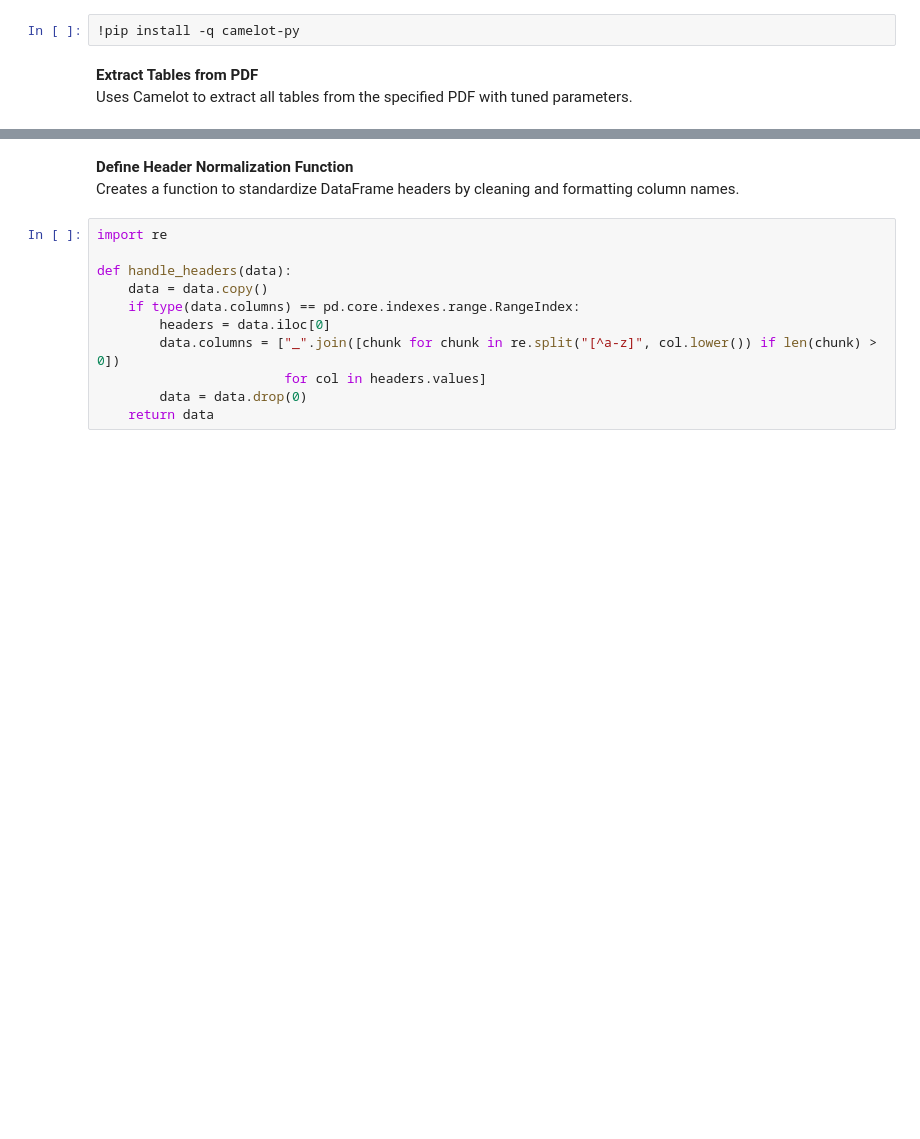
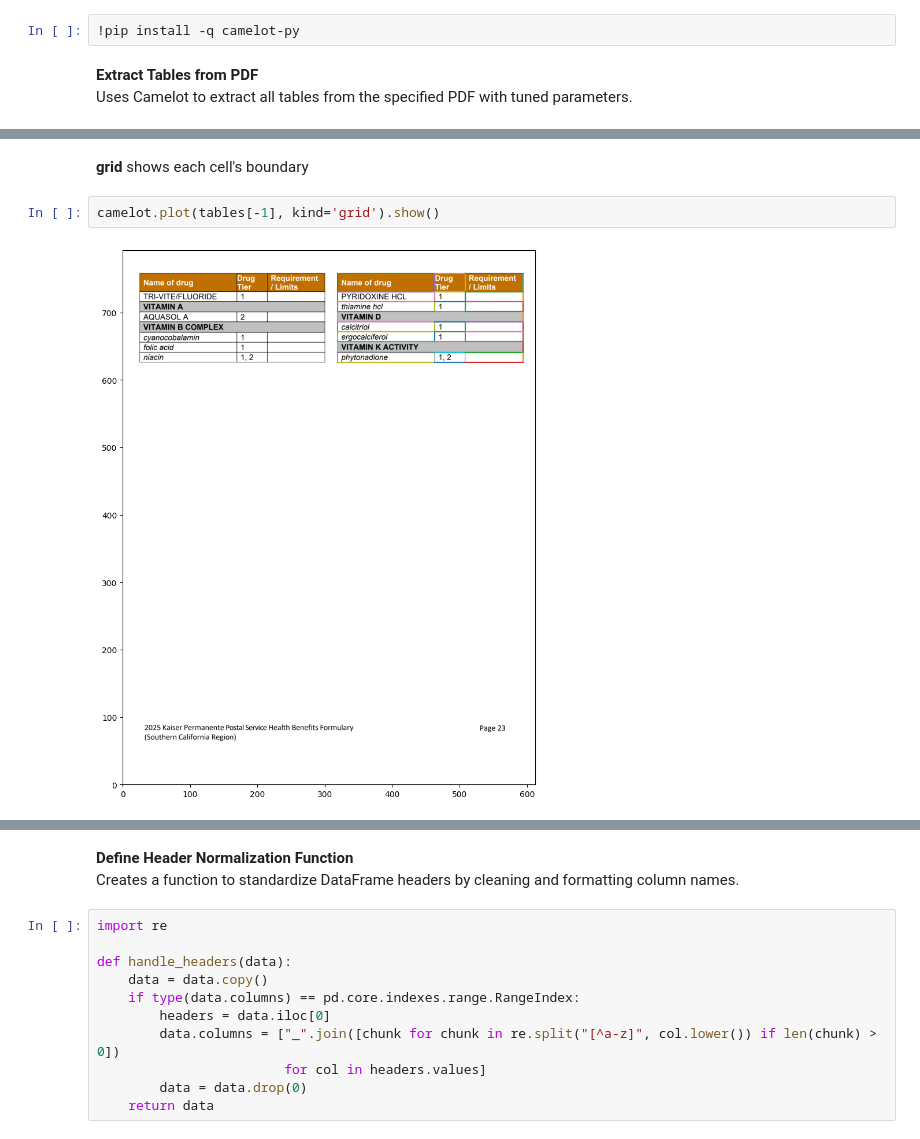
Before and after one commit to ianchute/formulairy, a Jupyter notebook: formulairy-step-1-ingestion.ipynb, the cells around one changed output, grey strips where cells are left out. Cells and saved outputs as stored; diff of their text form; blank space fills up the shorter version.

```diff
--- a/formulairy-step-1-ingestion.ipynb
+++ b/formulairy-step-1-ingestion.ipynb
@@ -45,0 +62,6 @@ tables
+# %% [markdown]
+**grid** shows each cell's boundary
+# %%
+camelot.plot(tables[-1], kind='grid').show()
+# %% [output]
+[figure, added]
```
Also changed, not shown: parts of 9 cells of this notebook.
